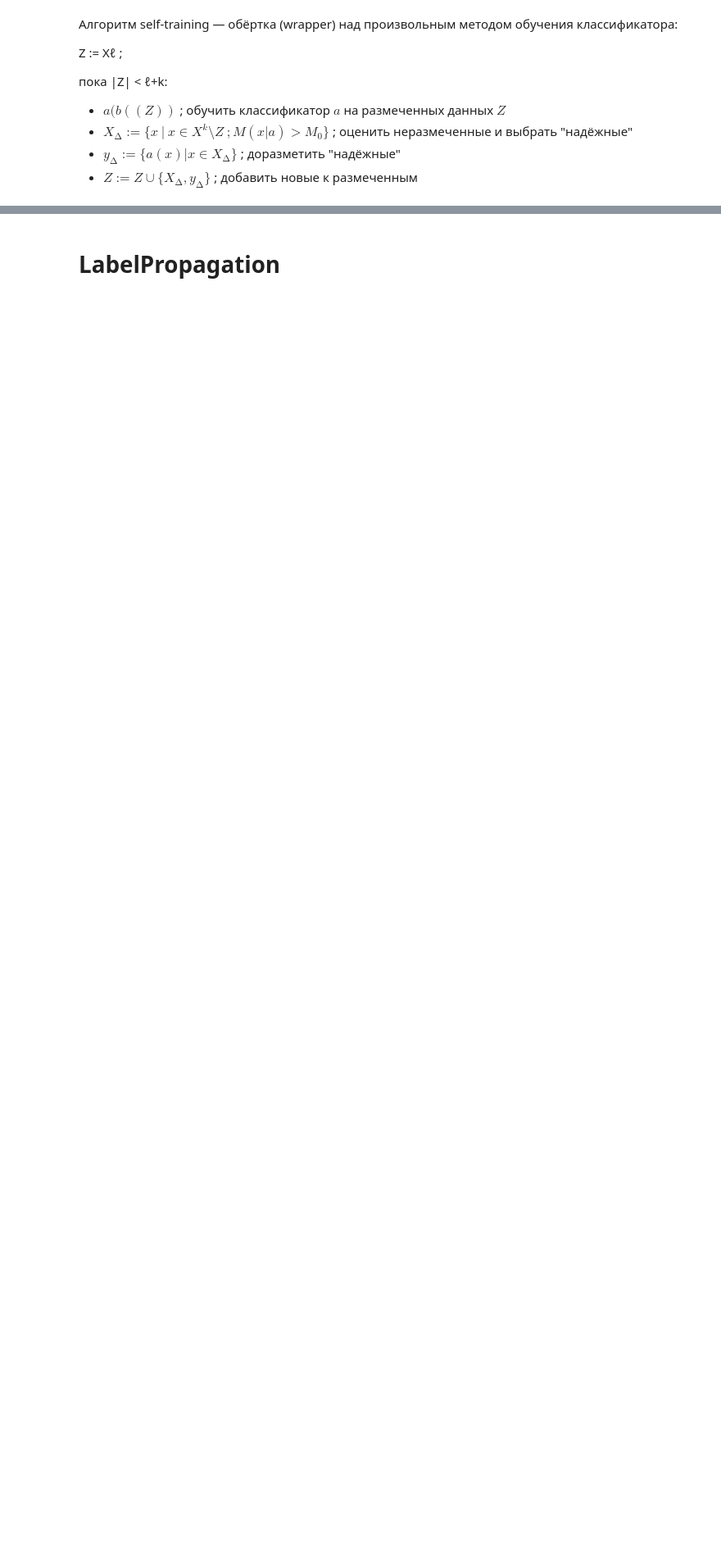
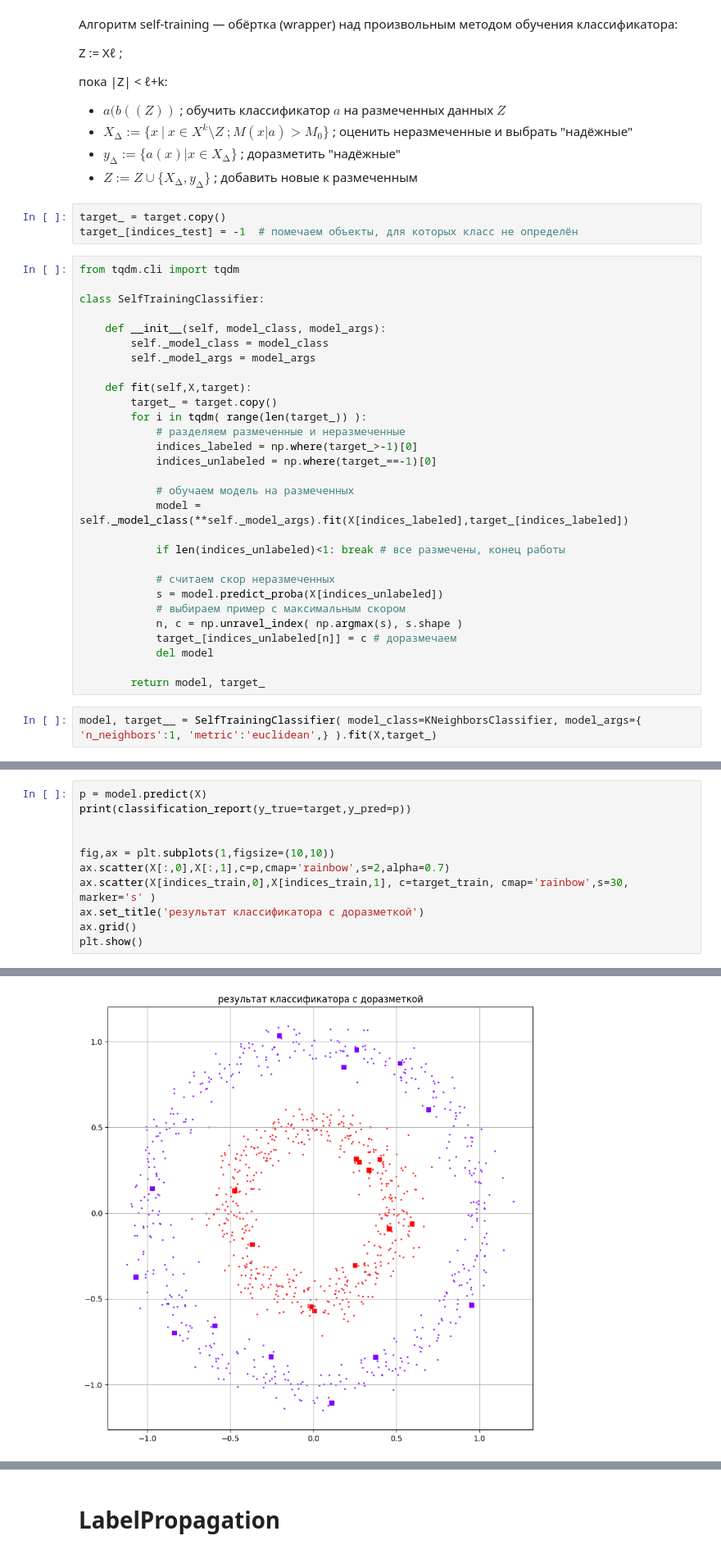
Before and after one commit to mechanoid5/ml_lectorium_2026_I, a Jupyter notebook: examples/17-trunsductive-learning/01-trunsductive.ipynb, the cells around one changed output, grey strips where cells are left out. Shown at 82% size. Saved outputs shown, nothing was run; the diff lists cells and outputs as text; blank space fills up the shorter version.

```diff
--- a/examples/17-trunsductive-learning/01-trunsductive.ipynb
+++ b/examples/17-trunsductive-learning/01-trunsductive.ipynb
@@ -112,3 +111,37 @@ Z := Xℓ ;
 - $X_∆ := \lbrace x\ |\ x \in X^k\setminus Z\ ; M(x|a) > M_0 \rbrace$ ; оценить неразмеченные и выбрать "надёжные"
 - $y_∆ := \lbrace  a(x) | x \in X_∆ \rbrace $  ; доразметить "надёжные"
 - $Z := Z \cup \lbrace X_∆, y_∆ \rbrace$ ; добавить новые к размеченным
+# %%
+target_ = target.copy()
+target_[indices_test] = -1  # помечаем объекты, для которых класс не определён
+# %%
+from tqdm.cli import tqdm
+
+class SelfTrainingClassifier:
+
+    def __init__(self, model_class, model_args):
+        self._model_class = model_class
+        self._model_args = model_args
+
+    def fit(self,X,target):
+        target_ = target.copy()
+        for i in tqdm( range(len(target_)) ):
+            # разделяем размеченные и неразмеченные
+            indices_labeled = np.where(target_>-1)[0]
+            indices_unlabeled = np.where(target_==-1)[0]
+
+            # обучаем модель на размеченных
+            model = self._model_class(**self._model_args).fit(X[indices_labeled],target_[indices_labeled])
+
+            if len(indices_unlabeled)<1: break # все размечены, конец работы
+
+            # считаем скор неразмеченных
+            s = model.predict_proba(X[indices_unlabeled])
+            # выбираем пример с максимальным скором
+            n, c = np.unravel_index( np.argmax(s), s.shape )
+            target_[indices_unlabeled[n]] = c # доразмечаем
+            del model
+
+        return model, target_
+# %%
+model, target__ = SelfTrainingClassifier( model_class=KNeighborsClassifier, model_args={ 'n_neighbors':1, 'metric':'euclidean',} ).fit(X,target_)
@@ -114,0 +156,12 @@ Z := Xℓ ;
+# %%
+p = model.predict(X)
+print(classification_report(y_true=target,y_pred=p))
+
+
+fig,ax = plt.subplots(1,figsize=(10,10))
+ax.scatter(X[:,0],X[:,1],c=p,cmap='rainbow',s=2,alpha=0.7)
+ax.scatter(X[indices_train,0],X[indices_train,1], c=target_train, cmap='rainbow',s=30, marker='s' )
+ax.set_title('результат классификатора с доразметкой')
+ax.grid()
+plt.show()
+# %% [output]
@@ -115 +176,2 @@ Z := Xℓ ;
+[figure, added]
 # %%
```
Also changed, not shown: parts of 12 cells of this notebook.
